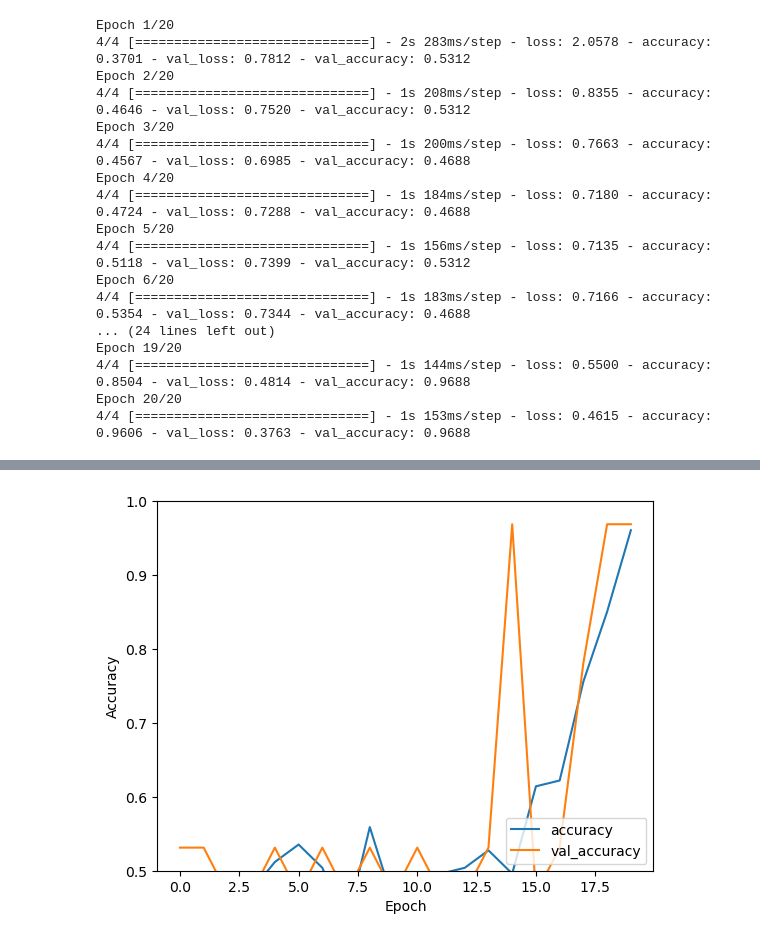
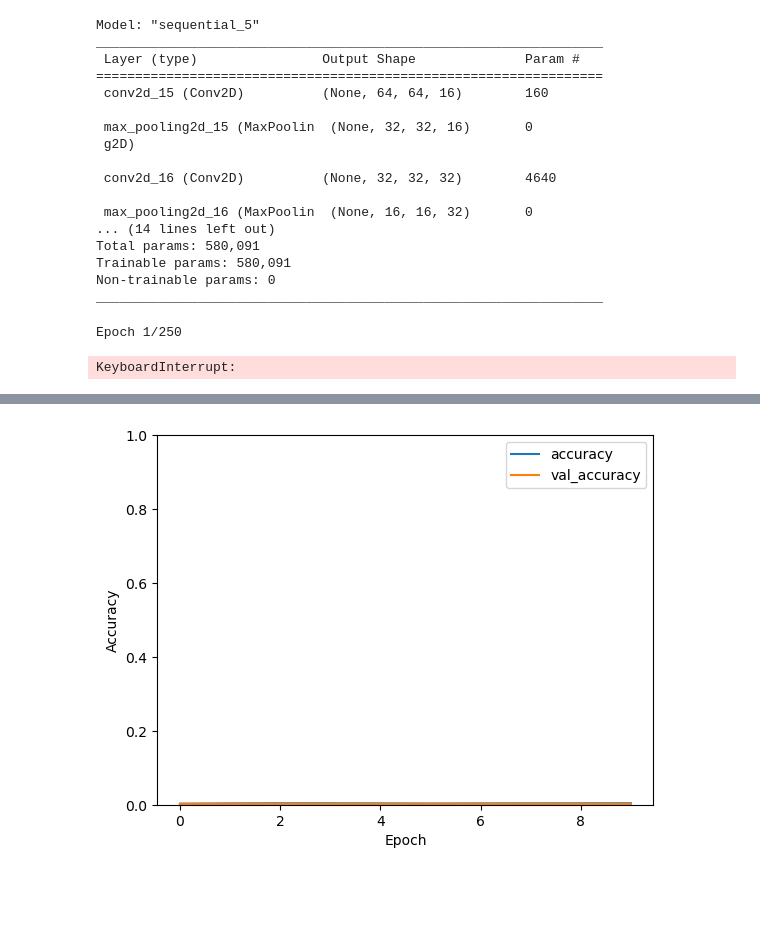
Before and after one commit to rohchav/CSE404Project_chavan_felarca_mondol_thomas_zhou, a Jupyter notebook: project.ipynb, the cells around one changed output, grey strips where cells are left out. Saved outputs shown, nothing was run; the diff lists cells and outputs as text; code cells hidden in the pictures; blank space fills up the shorter version.

```diff
--- a/project.ipynb
+++ b/project.ipynb
@@ -32,6 +24,7 @@ def load_images_from_folder(root_folder, target_size=(32,32)):
     for class_folder in os.listdir(root_folder):
         class_folder_path = os.path.join(root_folder, class_folder)
         if os.path.isdir(class_folder_path):
+            i = 0
             for image_name in os.listdir(class_folder_path):
                 image_path = os.path.join(class_folder_path, image_name)
                 try:
@@ -46,5 +39,7 @@ def load_images_from_folder(root_folder, target_size=(32,32)):
 
     return np.array(images), np.array(labels)
 
-data = load_images_from_folder("data", (64,64))
+path = "D:\Documents\CSE\CSE404\JupyterNotebooks\data"
+data = load_images_from_folder(path, (64,64))
+plt.imshow(data[0][0])
 # %% [output]
@@ -66,7 +61,7 @@ def classify_labels(labels):
     object_dict = {}
 
     # Open the file and read its contents
-    with open("map_id_label.txt", "r") as file:
+    with open("D:\Documents\CSE\CSE404\JupyterNotebooks\map_id_label.txt", "r") as file:
         # Iterate over each line in the file
         for line in file:
             # Split the line based on the comma delimiter
@@ -83,7 +78,7 @@ def classify_labels(labels):
 
     return np.array(new_labels)
 
-images, labels = shuffle_data(data)
+images, labels = data[0], data[1]
 labels = classify_labels(labels)
 labels
 # %% [output]
@@ -102,46 +117,45 @@ X_train, X_test, y_train, y_test = train_test_split(images, labels, test_size=0.
 # %%
-model = models.Sequential()
-model.add(layers.Conv2D(32, (3, 3), activation='relu', input_shape=(64, 64, 1)))
-model.add(layers.MaxPooling2D((2, 2)))
-model.add(layers.Conv2D(64, (3, 3), activation='relu'))
-model.add(layers.MaxPooling2D((2, 2)))
-model.add(layers.Conv2D(64, (3, 3), activation='relu'))
-
-model.add(layers.Flatten())
-model.add(layers.Dense(64, activation='relu'))
-model.add(layers.Dense(20))
-
 model.compile(optimizer='adam',
               loss=tf.keras.losses.SparseCategoricalCrossentropy(from_logits=True),
               metrics=['accuracy'])
 
-history = model.fit(X_train, y_train, epochs=20,
-                    validation_data=(X_test, y_test))
+model.summary()
+# history = model.fit(X_train, y_train, epochs=10,
+#                     validation_data=(X_test, y_test))
 # %% [output]
-Epoch 1/20
-4/4 [==============================] - 2s 283ms/step - loss: 2.0578 - accuracy: 0.3701 - val_loss: 0.7812 - val_accuracy: 0.5312
-Epoch 2/20
-4/4 [==============================] - 1s 208ms/step - loss: 0.8355 - accuracy: 0.4646 - val_loss: 0.7520 - val_accuracy: 0.5312
-Epoch 3/20
-4/4 [==============================] - 1s 200ms/step - loss: 0.7663 - accuracy: 0.4567 - val_loss: 0.6985 - val_accuracy: 0.4688
-Epoch 4/20
-4/4 [==============================] - 1s 184ms/step - loss: 0.7180 - accuracy: 0.4724 - val_loss: 0.7288 - val_accuracy: 0.4688
-Epoch 5/20
-4/4 [==============================] - 1s 156ms/step - loss: 0.7135 - accuracy: 0.5118 - val_loss: 0.7399 - val_accuracy: 0.5312
-Epoch 6/20
-4/4 [==============================] - 1s 183ms/step - loss: 0.7166 - accuracy: 0.5354 - val_loss: 0.7344 - val_accuracy: 0.4688
-... (24 lines left out)
-Epoch 19/20
-4/4 [==============================] - 1s 144ms/step - loss: 0.5500 - accuracy: 0.8504 - val_loss: 0.4814 - val_accuracy: 0.9688
-Epoch 20/20
-4/4 [==============================] - 1s 153ms/step - loss: 0.4615 - accuracy: 0.9606 - val_loss: 0.3763 - val_accuracy: 0.9688
+Model: "sequential_5"
+_________________________________________________________________
+ Layer (type)                Output Shape              Param #
+=================================================================
+ conv2d_15 (Conv2D)          (None, 64, 64, 16)        160
+
+ max_pooling2d_15 (MaxPoolin  (None, 32, 32, 16)       0
+ g2D)
+
+ conv2d_16 (Conv2D)          (None, 32, 32, 32)        4640
+
+ max_pooling2d_16 (MaxPoolin  (None, 16, 16, 32)       0
+... (14 lines left out)
+Total params: 580,091
+Trainable params: 580,091
+Non-trainable params: 0
+_________________________________________________________________
+# %%
+history = model.fit(
+  X_train, y_train,
+  validation_data=(X_test, y_test),
+  epochs=250
+)
+# %% [output]
+Epoch 1/250
+KeyboardInterrupt:
 # %%
 plt.plot(history.history['accuracy'], label='accuracy')
 plt.plot(history.history['val_accuracy'], label = 'val_accuracy')
 plt.xlabel('Epoch')
 plt.ylabel('Accuracy')
-plt.ylim([0.5, 1])
-plt.legend(loc='lower right')
+plt.ylim([0, 1])
+plt.legend()
 
 test_loss, test_acc = model.evaluate(X_test,  y_test, verbose=2)
 
@@ -152 +166 @@ print(test_acc)
-[figure, old version]
+[figure, new version]
```
Also changed, not shown: parts of 5 cells of this notebook.
